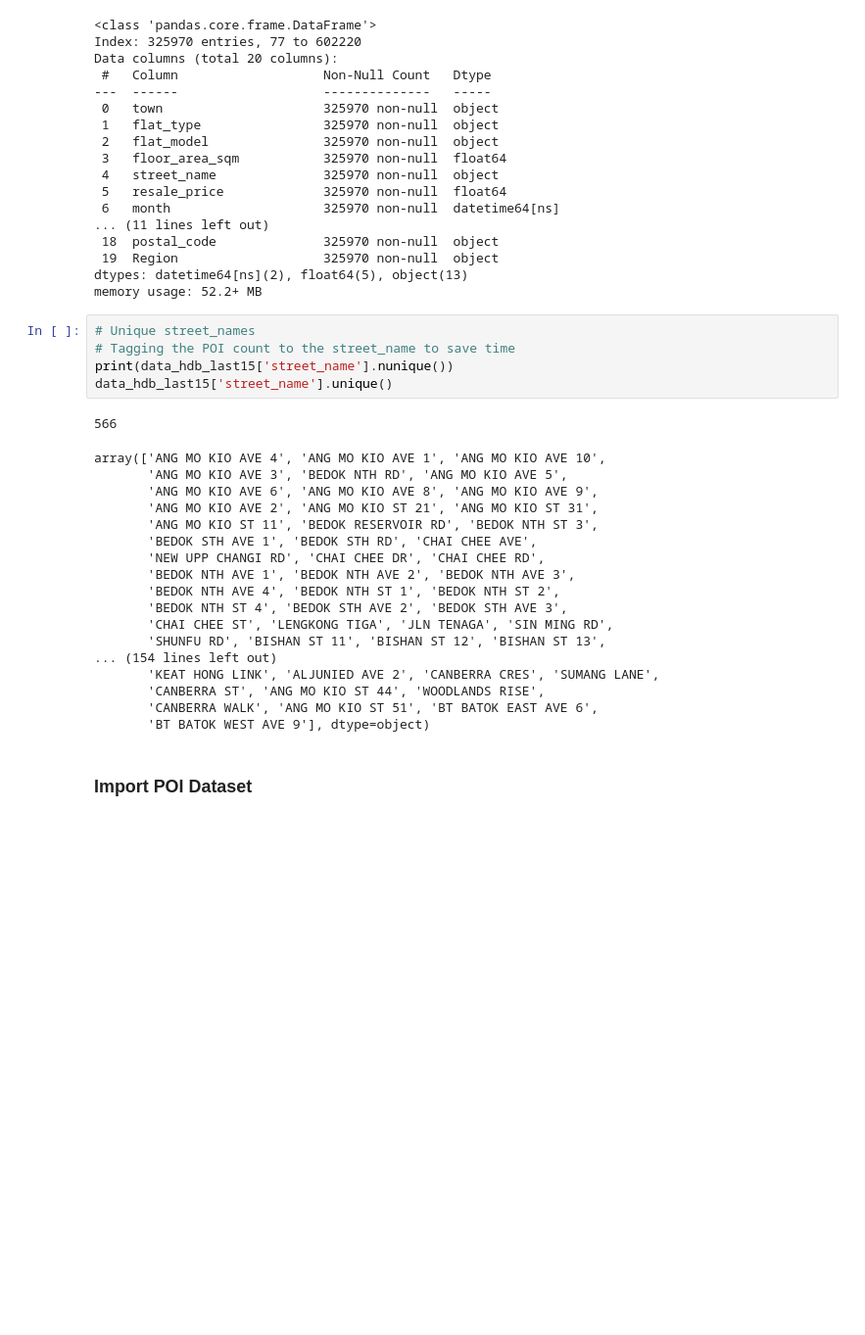
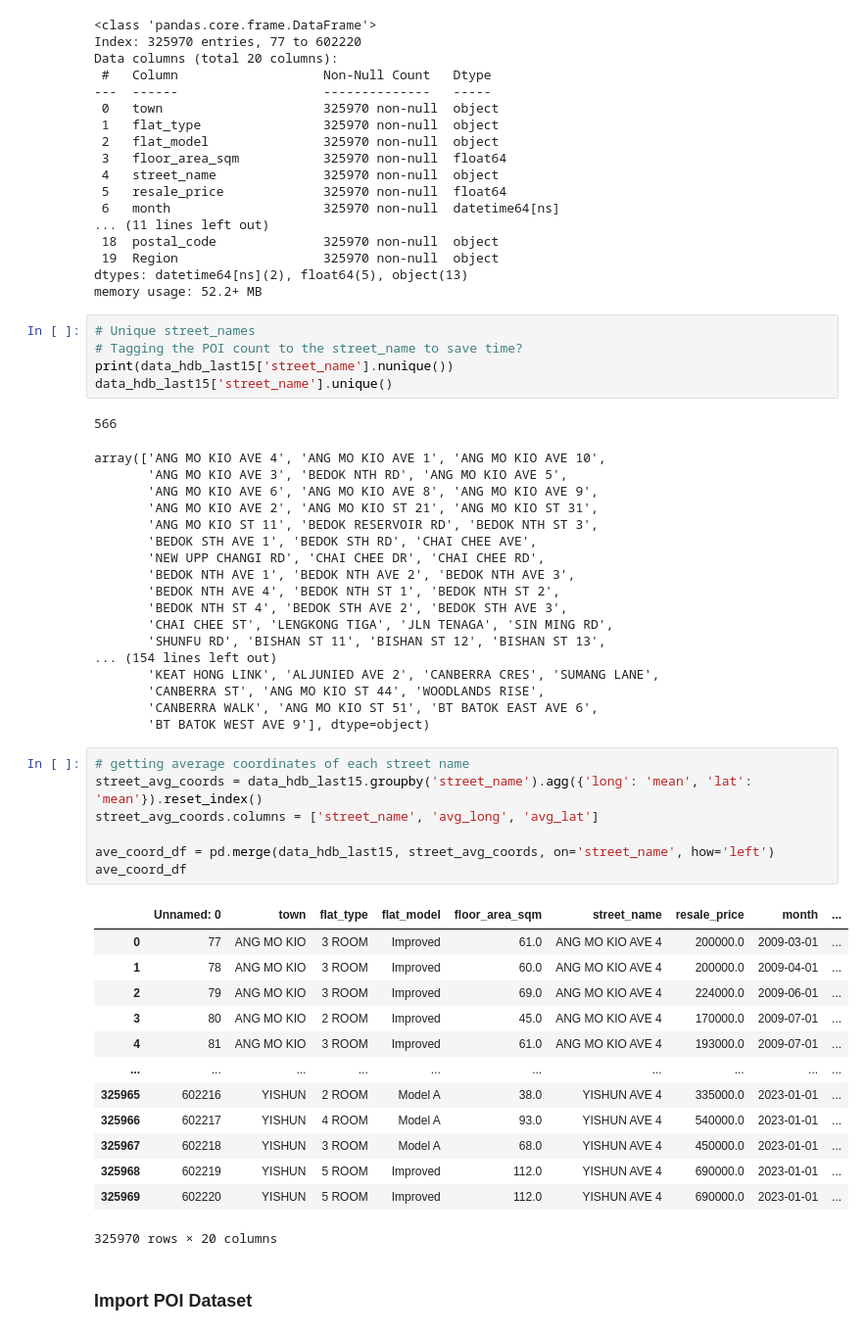
Before and after one commit to kkinmunn/is4303_hdbresale, a Jupyter notebook: eda/datablending.ipynb, the cells around one changed output. Shown at 98% size. Saved outputs shown, nothing was run; the diff lists cells and outputs as text; blank space fills up the shorter version.

```diff
--- a/eda/datablending.ipynb
+++ b/eda/datablending.ipynb
@@ -186,7 +186,7 @@ dtypes: datetime64[ns](2), float64(5), object(13)
 memory usage: 52.2+ MB
 # %%
 # Unique street_names
-# Tagging the POI count to the street_name to save time
+# Tagging the POI count to the street_name to save time?
 print(data_hdb_last15['street_name'].nunique())
 data_hdb_last15['street_name'].unique()
 # %% [output]
@@ -208,6 +208,27 @@ array(['ANG MO KIO AVE 4', 'ANG MO KIO AVE 1', 'ANG MO KIO AVE 10',
        'CANBERRA ST', 'ANG MO KIO ST 44', 'WOODLANDS RISE',
        'CANBERRA WALK', 'ANG MO KIO ST 51', 'BT BATOK EAST AVE 6',
        'BT BATOK WEST AVE 9'], dtype=object)
+# %%
+# getting average coordinates of each street name
+street_avg_coords = data_hdb_last15.groupby('street_name').agg({'long': 'mean', 'lat': 'mean'}).reset_index()
+street_avg_coords.columns = ['street_name', 'avg_long', 'avg_lat']
+
+ave_coord_df = pd.merge(data_hdb_last15, street_avg_coords, on='street_name', how='left')
+ave_coord_df
+# %% [output]
+|  | Unnamed: 0 | town | flat_type | flat_model | floor_area_sqm | street_name | resale_price | month | ... |
+| 0 | 77 | ANG MO KIO | 3 ROOM | Improved | 61.0 | ANG MO KIO AVE 4 | 200000.0 | 2009-03-01 | ... |
+| 1 | 78 | ANG MO KIO | 3 ROOM | Improved | 60.0 | ANG MO KIO AVE 4 | 200000.0 | 2009-04-01 | ... |
+| 2 | 79 | ANG MO KIO | 3 ROOM | Improved | 69.0 | ANG MO KIO AVE 4 | 224000.0 | 2009-06-01 | ... |
+| 3 | 80 | ANG MO KIO | 2 ROOM | Improved | 45.0 | ANG MO KIO AVE 4 | 170000.0 | 2009-07-01 | ... |
+| 4 | 81 | ANG MO KIO | 3 ROOM | Improved | 61.0 | ANG MO KIO AVE 4 | 193000.0 | 2009-07-01 | ... |
+| ... | ... | ... | ... | ... | ... | ... | ... | ... | ... |
+| 325965 | 602216 | YISHUN | 2 ROOM | Model A | 38.0 | YISHUN AVE 4 | 335000.0 | 2023-01-01 | ... |
+| 325966 | 602217 | YISHUN | 4 ROOM | Model A | 93.0 | YISHUN AVE 4 | 540000.0 | 2023-01-01 | ... |
+| 325967 | 602218 | YISHUN | 3 ROOM | Model A | 68.0 | YISHUN AVE 4 | 450000.0 | 2023-01-01 | ... |
+| 325968 | 602219 | YISHUN | 5 ROOM | Improved | 112.0 | YISHUN AVE 4 | 690000.0 | 2023-01-01 | ... |
+| 325969 | 602220 | YISHUN | 5 ROOM | Improved | 112.0 | YISHUN AVE 4 | 690000.0 | 2023-01-01 | ... |
+325970 rows × 20 columns
 # %% [markdown]
 ### Import POI Dataset
 # %%
```
Also changed, not shown: parts of 2 cells of this notebook.
